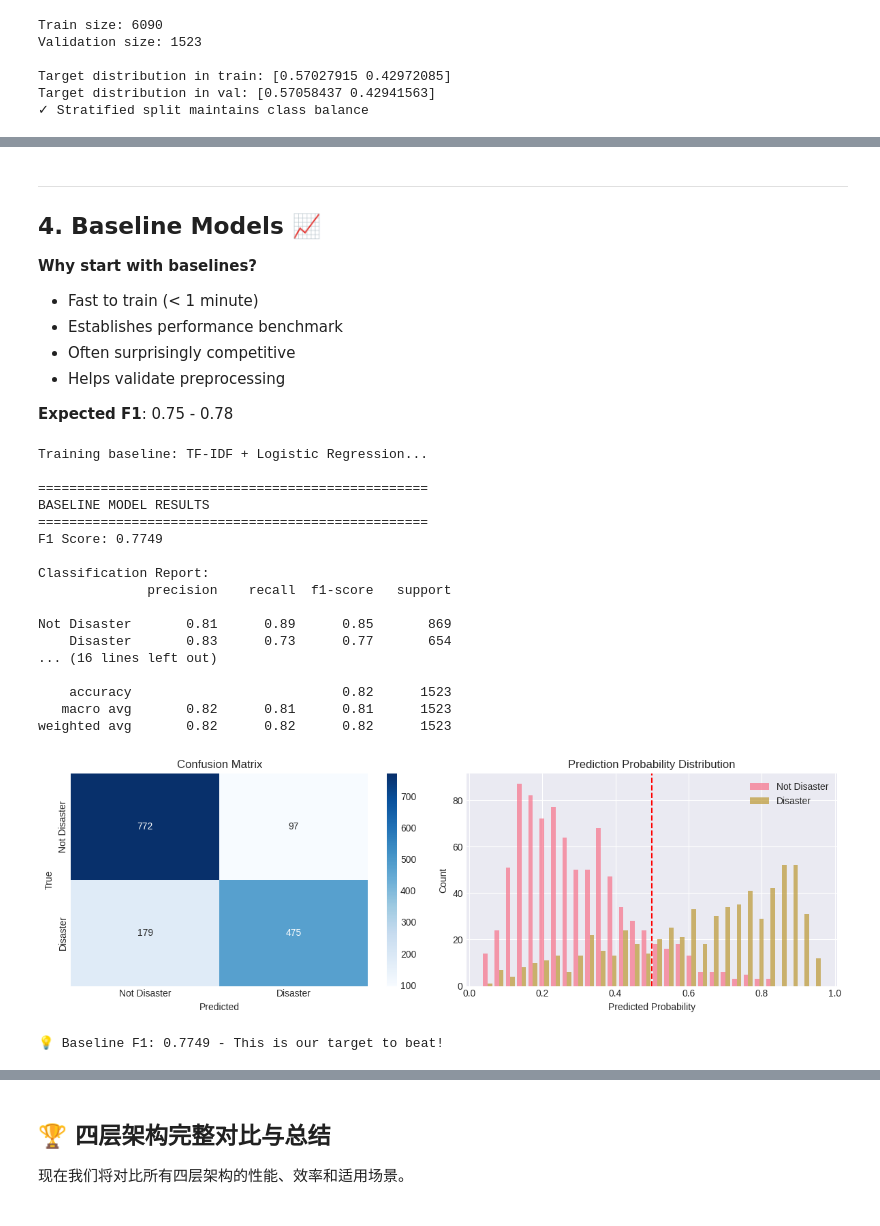
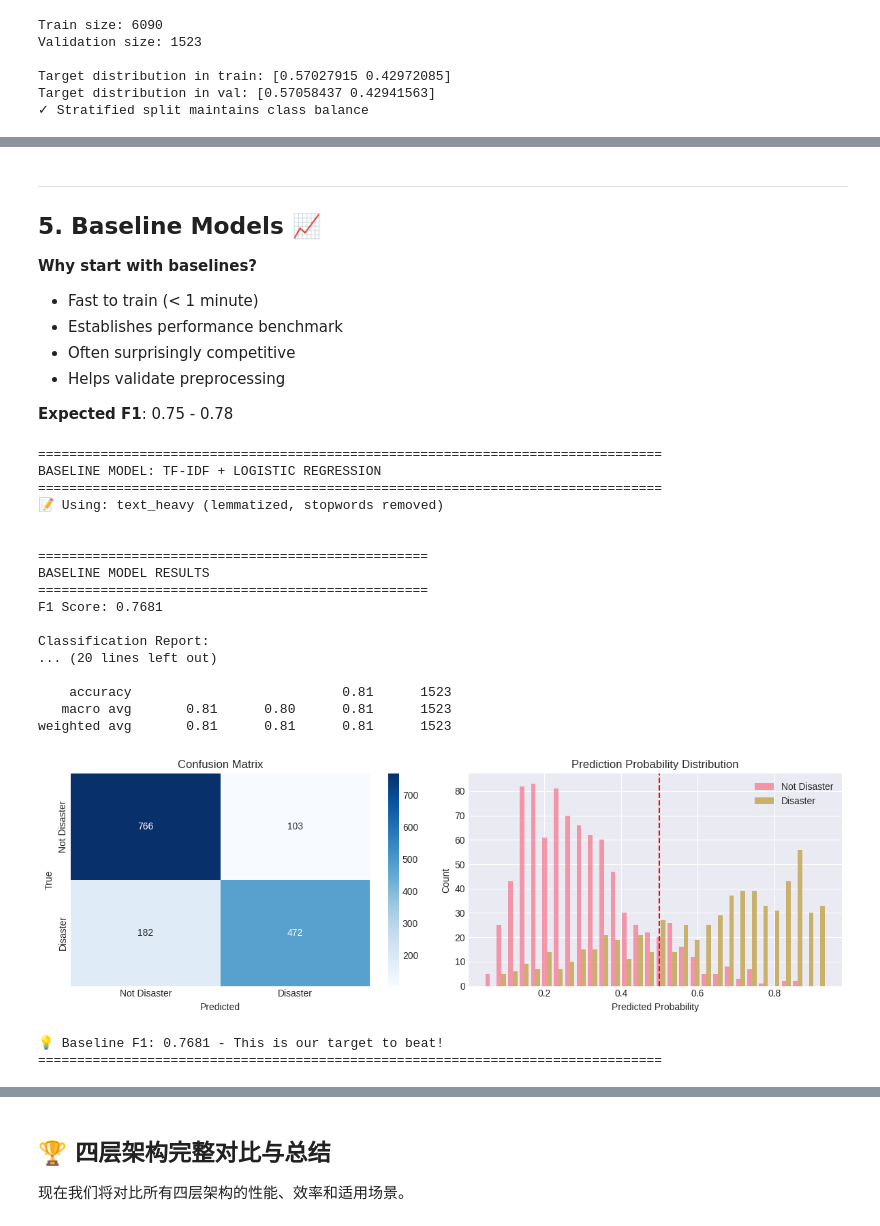
Before and after one commit to RockDeng110/Natural-Language-Processing-with-Disaster-Tweets, a Jupyter notebook: notebooks/00_complete_workflow_simple.ipynb, the cells around one changed output, grey strips where cells are left out. Saved outputs shown, nothing was run; the diff lists cells and outputs as text; code cells hidden in the pictures.

Commit message:
complete GRU + attention modeling

```diff
--- a/notebooks/00_complete_workflow_simple.ipynb
+++ b/notebooks/00_complete_workflow_simple.ipynb
@@ -432,7 +432,7 @@ print(missing_df_test[missing_df_test['Missing Count'] > 0].to_string())
 fig, axes = plt.subplots(1, 2, figsize=(14, 5))
 
 # 训练集缺失值
-fields_train = ['keyword', 'location']
+fields_train = ['keyword', 'location', 'text']
 missing_counts_train = [train_df[col].isnull().sum() for col in fields_train]
 axes[0].barh(fields_train, missing_counts_train, color='#e74c3c', alpha=0.7)
 axes[0].set_xlabel('Number of Missing Values')
@@ -830,6 +1037,6 @@ Target distribution in val: [0.57058437 0.42941563]
 # %% [markdown]
 ---
-## 4. Baseline Models 📈
+## 5. Baseline Models 📈
 
 **Why start with baselines?**
 - Fast to train (< 1 minute)
@@ -839,14 +1046,18 @@ Target distribution in val: [0.57058437 0.42941563]
 
 **Expected F1**: 0.75 - 0.78
 # %%
-# TF-IDF + Logistic Regression
-print("Training baseline: TF-IDF + Logistic Regression...")
+# TF-IDF + Logistic Regression (using heavy cleaning)
+print("=" * 80)
+print("BASELINE MODEL: TF-IDF + LOGISTIC REGRESSION")
+print("=" * 80)
+print("📝 Using: text_heavy (lemmatized, stopwords removed)")
+print()
 
-# Vectorize
+# Vectorize with heavy cleaned text
 tfidf = TfidfVectorizer(max_features=5000, ngram_range=(1, 2))
-X_train_tfidf = tfidf.fit_transform(train_data['cleaned_text'])
-X_val_tfidf = tfidf.transform(val_data['cleaned_text'])
-X_test_tfidf = tfidf.transform(test_df['cleaned_text'])
+X_train_tfidf = tfidf.fit_transform(train_data['text_heavy'])
+X_val_tfidf = tfidf.transform(val_data['text_heavy'])
+X_test_tfidf = tfidf.transform(test_df['text_heavy'])
 
 y_train = train_data['target'].values
 y_val = val_data['target'].values
@@ -874,43 +1085,45 @@ fig, axes = plt.subplots(1, 2, figsize=(12, 4))
 # Confusion matrix
 cm = confusion_matrix(y_val, y_val_pred)
 sns.heatmap(cm, annot=True, fmt='d', cmap='Blues', ax=axes[0],
             xticklabels=['Not Disaster', 'Disaster'],
             yticklabels=['Not Disaster', 'Disaster'])
 axes[0].set_title('Confusion Matrix')
 axes[0].set_ylabel('True')
 axes[0].set_xlabel('Predicted')
 
 # Probability distribution
 axes[1].hist([y_val_prob[y_val==0], y_val_prob[y_val==1]],
              bins=30, alpha=0.7, label=['Not Disaster', 'Disaster'])
 axes[1].set_title('Prediction Probability Distribution')
 axes[1].set_xlabel('Predicted Probability')
 axes[1].set_ylabel('Count')
 axes[1].legend()
 axes[1].axvline(0.5, color='r', linestyle='--', label='Threshold')
 
 plt.tight_layout()
 plt.show()
 
 print(f"\n💡 Baseline F1: {baseline_f1:.4f} - This is our target to beat!")
+print("=" * 80)
 # %% [output]
-Training baseline: TF-IDF + Logistic Regression...
+================================================================================
+BASELINE MODEL: TF-IDF + LOGISTIC REGRESSION
+================================================================================
+📝 Using: text_heavy (lemmatized, stopwords removed)
+
 
 ==================================================
 BASELINE MODEL RESULTS
 ==================================================
-F1 Score: 0.7749
+F1 Score: 0.7681
 
 Classification Report:
-              precision    recall  f1-score   support
+... (20 lines left out)
 
-Not Disaster       0.81      0.89      0.85       869
-    Disaster       0.83      0.73      0.77       654
-... (16 lines left out)
-
-    accuracy                           0.82      1523
-   macro avg       0.82      0.81      0.81      1523
-weighted avg       0.82      0.82      0.82      1523
+    accuracy                           0.81      1523
+   macro avg       0.81      0.80      0.81      1523
+weighted avg       0.81      0.81      0.81      1523
-[figure, old version]
+[figure, new version]
-💡 Baseline F1: 0.7749 - This is our target to beat!
+💡 Baseline F1: 0.7681 - This is our target to beat!
+================================================================================
 # %% [markdown]
```
Also changed, not shown: parts of 32 cells of this notebook.
